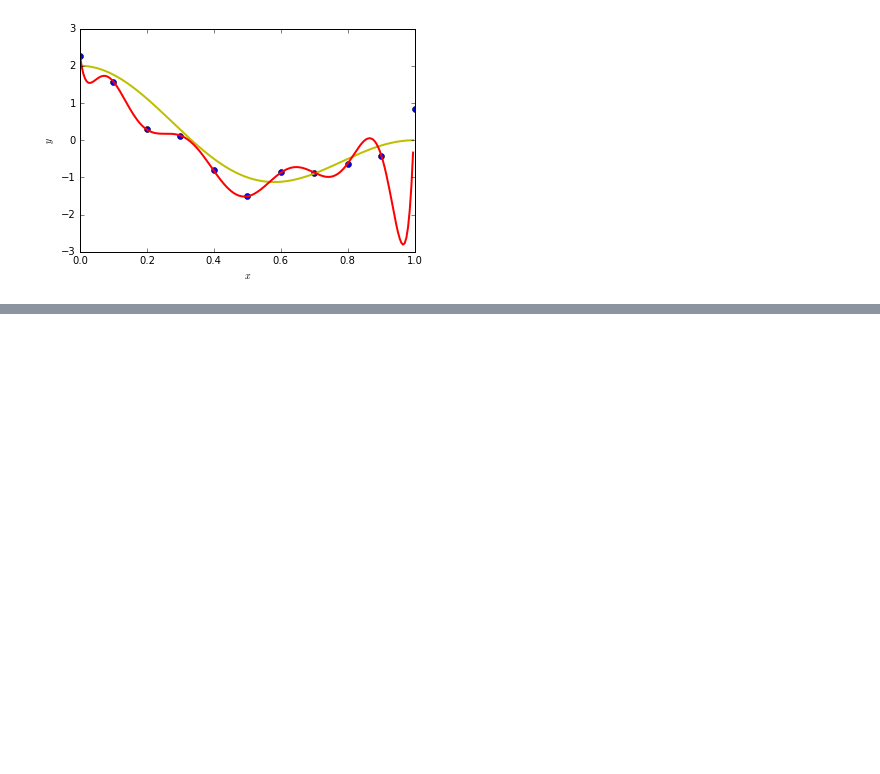
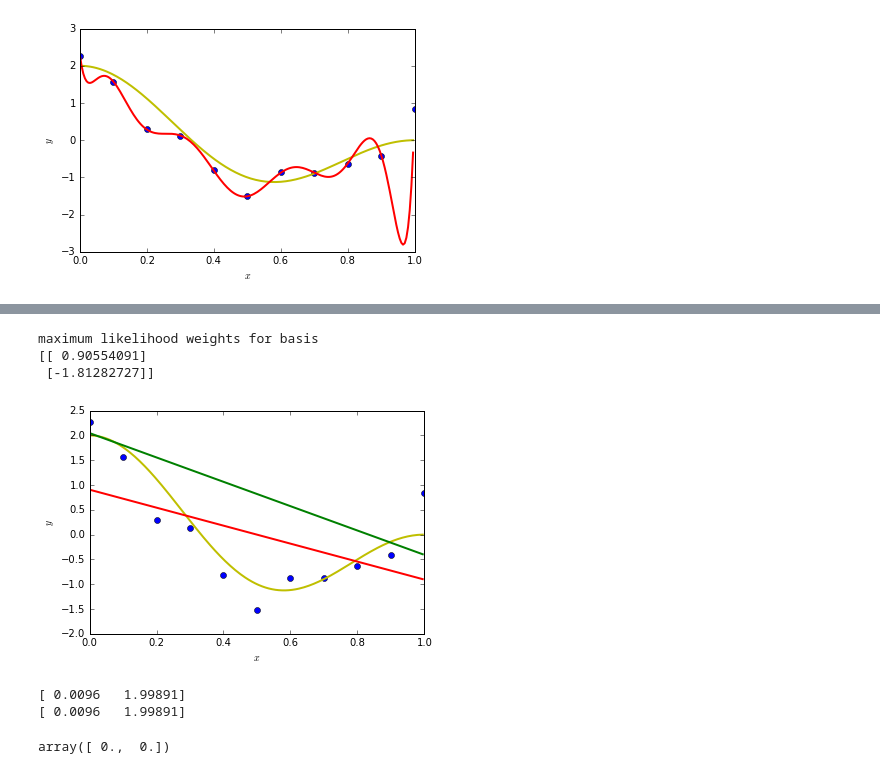
Before and after one commit to rmwu/6.867-ps1, a Jupyter notebook: P2/problem_2_working.ipynb, the cells around one changed output, grey strips where cells are left out. Saved outputs shown, nothing was run; the diff lists cells and outputs as text; code cells hidden in the pictures; blank space fills up the shorter version.

```diff
--- a/P2/problem_2_working.ipynb
+++ b/P2/problem_2_working.ipynb
@@ -51,3 +53,10 @@ maximum likelihood weights for basis
  [ -1.19458314e+06]
  [  2.48708849e+05]]
 [figure]
+# %%
+X_raw, Y_raw = lfd.getData(ifPlotData=False)
+
+assert len(X_raw) == len(Y_raw)
+num_datapoints = len(X_raw)
+X = np.array(X_raw).reshape(num_datapoints)
+Y = np.array(Y_raw).reshape(num_datapoints)
@@ -53,0 +139,12 @@ maximum likelihood weights for basis
+# %%
+sgd_weight_vector, sgd_loss = gradient_descent(
+        np.array([0.8, -0.8]),  # initial guess
+        lambda w: poly_basis_square_sum_error(w, X, Y),  # obj function
+#         lambda w, i: poly_basis_square_sum_error_grad(w, X, Y),
+        lambda w, i: poly_basis_square_sum_error_single_elt_grad(w, X, Y, i),
+        50, # step size
+        0.005, # convergence threshold
+        0.05, # gradient approximation parameter (for central diff)
+        False, # no convergence by grad norm
+        stochastic=True
+        )
@@ -53,0 +169,21 @@ maximum likelihood weights for basis
+# %%
+my_plot_basis_fit(np.array(sgd_weight_vector))
+# %% [output]
+maximum likelihood weights for basis
+[[ 0.90554091]
+ [-1.81282727]]
+[figure, added]
+# %%
+print(poly_basis_square_sum_error_grad(np.array([0,0]), X, Y))
+print(
+    sum([
+            poly_basis_square_sum_error_single_elt_grad(np.array([0,0]), X, Y, i)
+            for i in range(11)])
+    )
+# %% [output]
+[ 0.0096   1.99891]
+[ 0.0096   1.99891]
+# %%
+np.zeros(2)
+# %% [output]
+array([ 0.,  0.])
```
Also changed, not shown: parts of 6 cells of this notebook, 2 other files.
